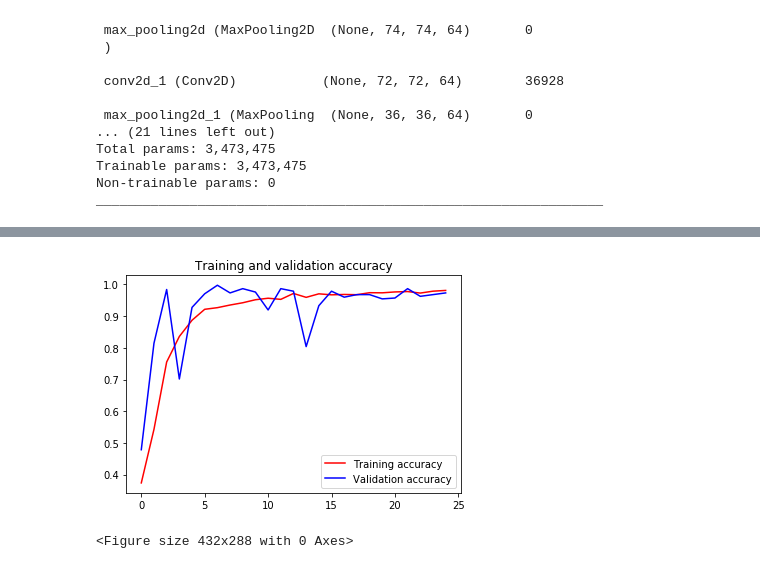
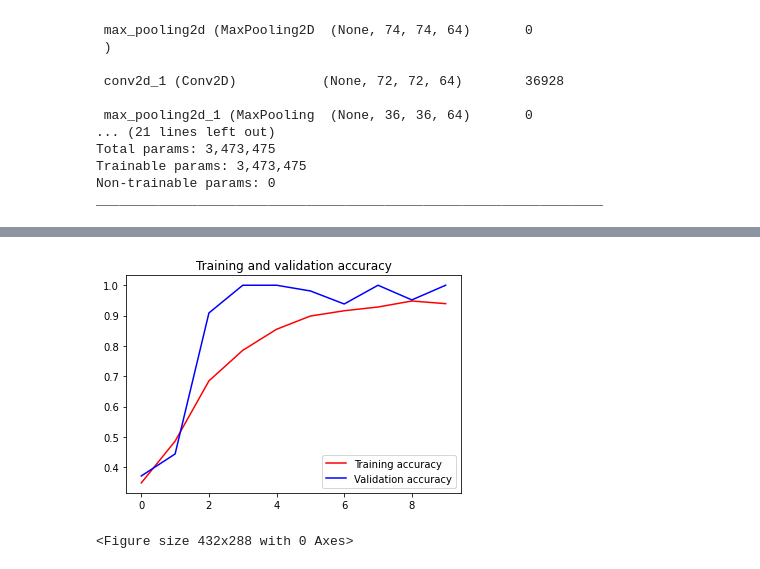
Before and after one commit to ckraju/mits, a Jupyter notebook: kiet-simple-rock-paper-scissor.ipynb, the cells around one changed output, grey strips where cells are left out. Drawn from its saved outputs; the diff is of its cells as text; code cells hidden in the pictures.

```diff
--- a/kiet-simple-rock-paper-scissor.ipynb
+++ b/kiet-simple-rock-paper-scissor.ipynb
@@ -222,7 +222,7 @@ _________________________________________________________________
 # %%
 model.compile(loss = 'categorical_crossentropy', optimizer='rmsprop', metrics=['accuracy'])
 
-history = model.fit_generator(train_generator, epochs=25, validation_data = validation_generator, verbose = 1)
+history = model.fit_generator(train_generator, epochs=10, validation_data = validation_generator, verbose = 1)
 
 model.save("rps.h5")
 # %% [output]
@@ -236,22 +249,22 @@ Epoch 4/25
 # %%
 import matplotlib.pyplot as plt
-acc = history.history['acc']
-val_acc = history.history['val_acc']
+acc = history.history['accuracy']
+val_acc = history.history['val_accuracy']
 loss = history.history['loss']
 val_loss = history.history['val_loss']
 
 epochs = range(len(acc))
 
 plt.plot(epochs, acc, 'r', label='Training accuracy')
 plt.plot(epochs, val_acc, 'b', label='Validation accuracy')
 plt.title('Training and validation accuracy')
 plt.legend(loc=0)
 plt.figure()
 
 
 plt.show()
 # %% [output]
-[figure, old version]
+[figure, new version]
 <Figure size 432x288 with 0 Axes>
 # %%
 import numpy as np
```
Also changed, not shown: parts of 4 cells of this notebook.
